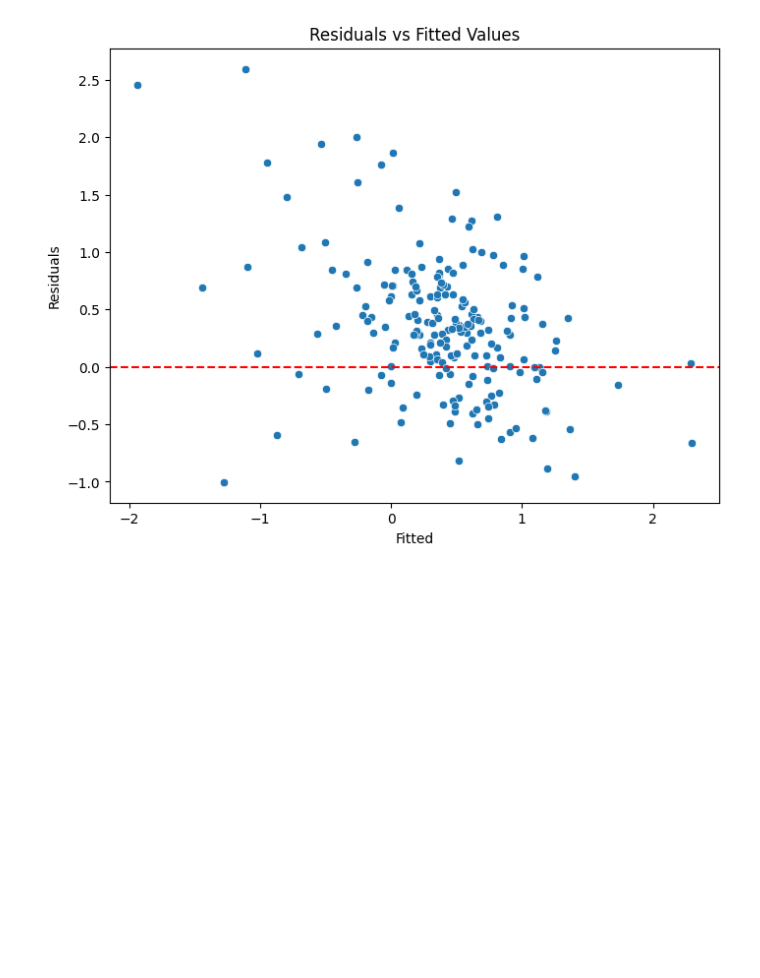
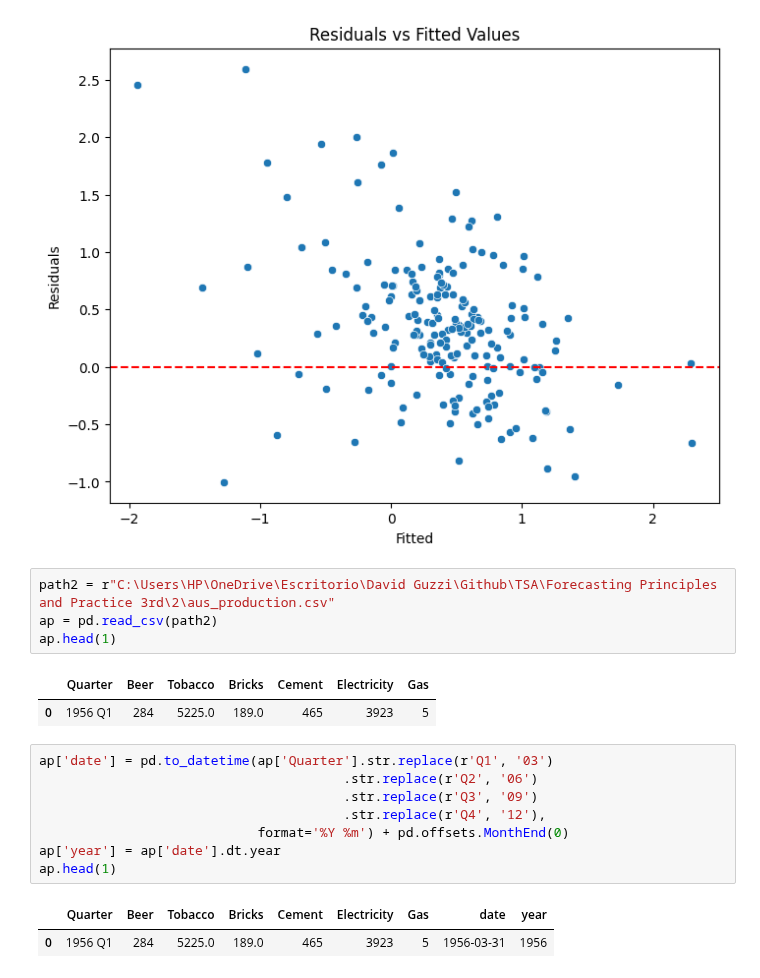
Before and after one commit to DavidGuzzi/TSA, a Jupyter notebook: Forecasting Principles and Practice 3rd/2/7.ipynb, the cells around one changed output. Cells and saved outputs as stored; diff of their text form; blank space fills up the shorter version.

```diff
--- a/Forecasting Principles and Practice 3rd/2/7.ipynb
+++ b/Forecasting Principles and Practice 3rd/2/7.ipynb
@@ -205,3 +205,21 @@ plt.title("Residuals vs Fitted Values")
 plt.show()
 # %% [output]
 [figure]
+# %%
+path2 = r"C:\Users\HP\OneDrive\Escritorio\David Guzzi\Github\TSA\Forecasting Principles and Practice 3rd\2\aus_production.csv"
+ap = pd.read_csv(path2)
+ap.head(1)
+# %% [output]
+|  | Quarter | Beer | Tobacco | Bricks | Cement | Electricity | Gas |
+| 0 | 1956 Q1 | 284 | 5225.0 | 189.0 | 465 | 3923 | 5 |
+# %%
+ap['date'] = pd.to_datetime(ap['Quarter'].str.replace(r'Q1', '03')
+                                       .str.replace(r'Q2', '06')
+                                       .str.replace(r'Q3', '09')
+                                       .str.replace(r'Q4', '12'),
+                            format='%Y %m') + pd.offsets.MonthEnd(0)
+ap['year'] = ap['date'].dt.year
+ap.head(1)
+# %% [output]
+|  | Quarter | Beer | Tobacco | Bricks | Cement | Electricity | Gas | date | year |
+| 0 | 1956 Q1 | 284 | 5225.0 | 189.0 | 465 | 3923 | 5 | 1956-03-31 | 1956 |
```
Also changed, not shown: parts of 2 cells of this notebook.
